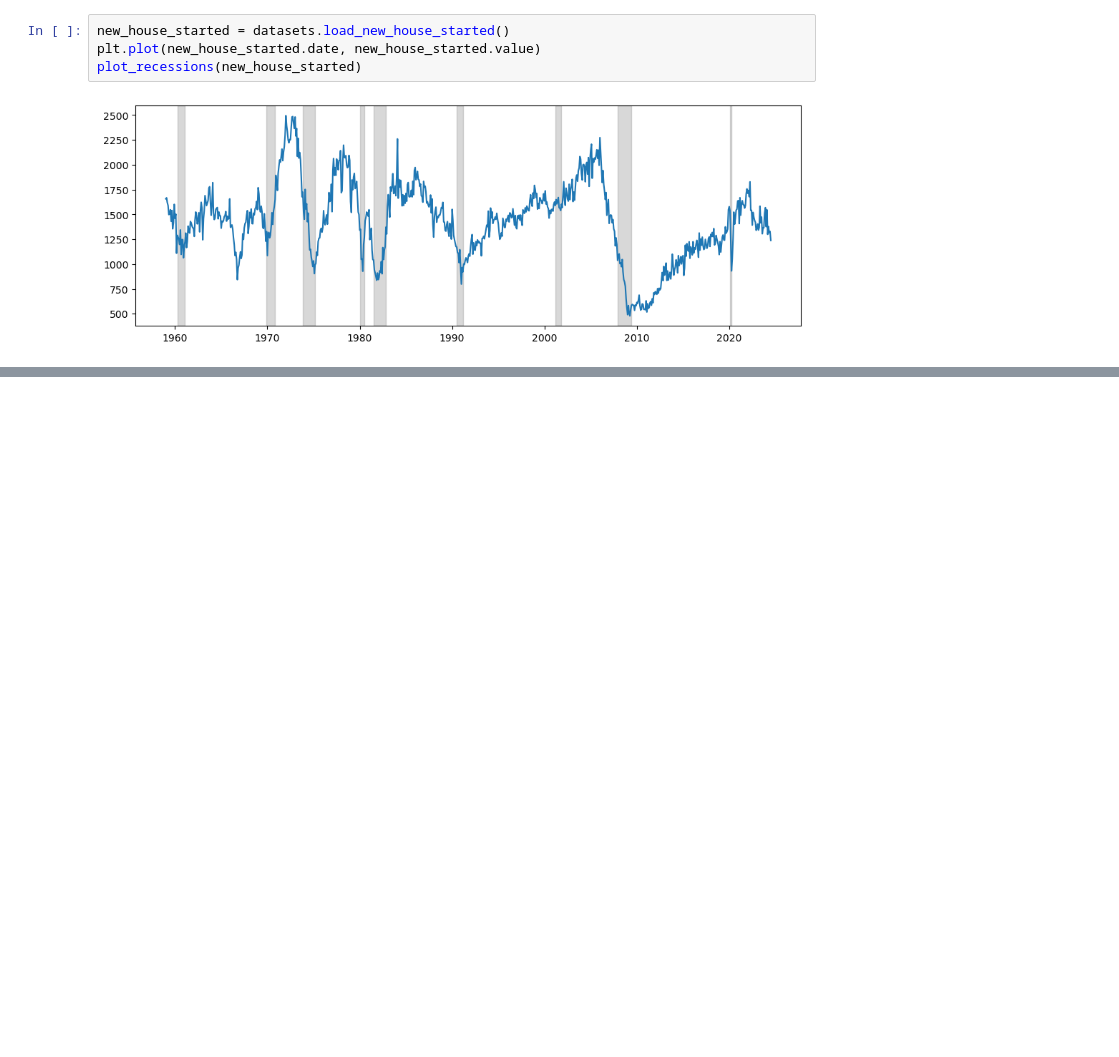
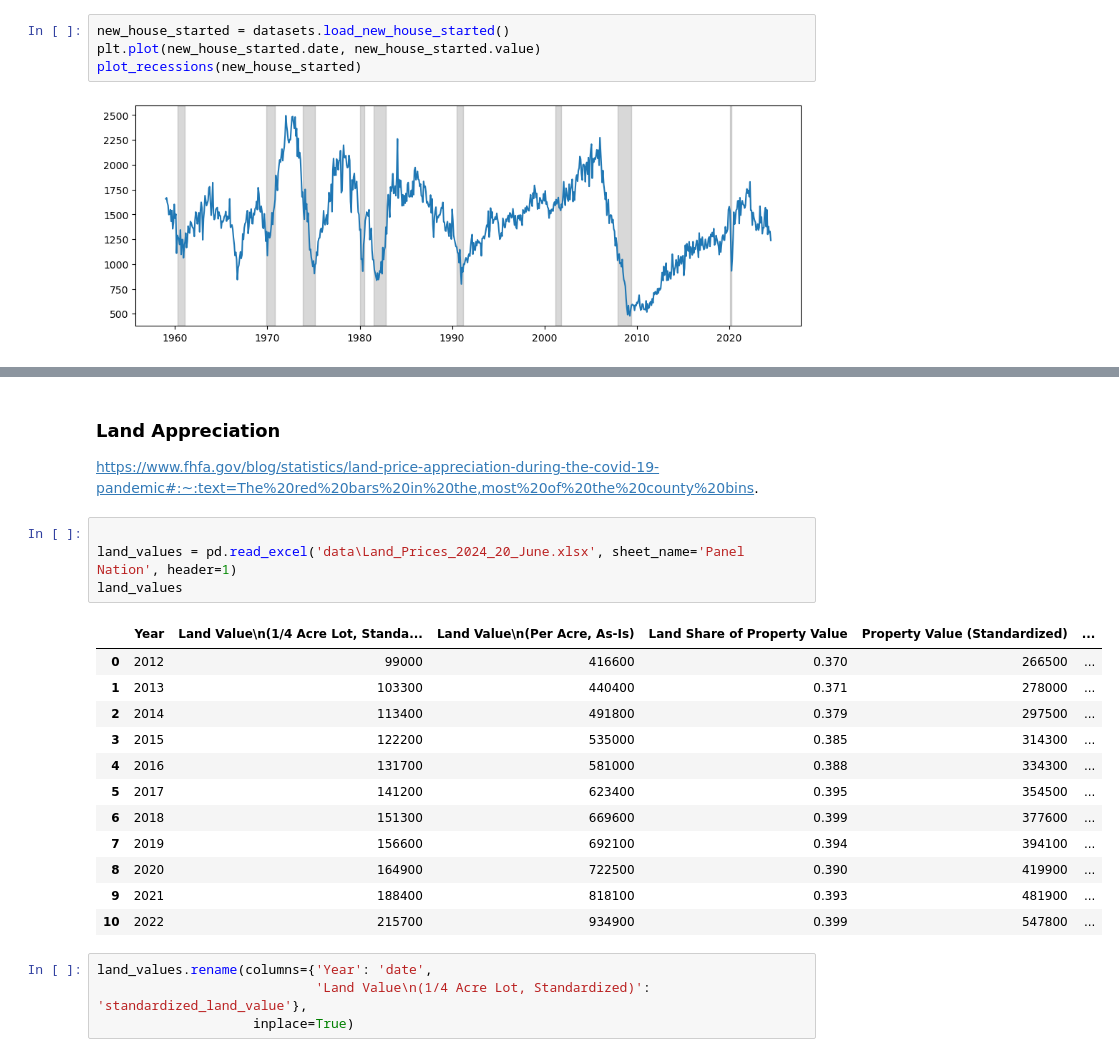
Before and after one commit to Jordanbarker/housing-analysis, a Jupyter notebook: housing_analysis.ipynb, the cells around one changed output, grey strips where cells are left out. Cells and saved outputs as stored; diff of their text form; blank space fills up the shorter version.

```diff
--- a/housing_analysis.ipynb
+++ b/housing_analysis.ipynb
@@ -502,0 +507,24 @@ plot_recessions(new_house_started)
+# %% [markdown]
+### Land Appreciation
+https://www.fhfa.gov/blog/statistics/land-price-appreciation-during-the-covid-19-pandemic#:~:text=The%20red%20bars%20in%20the,most%20of%20the%20county%20bins.
+# %%
+
+land_values = pd.read_excel('data\Land_Prices_2024_20_June.xlsx', sheet_name='Panel Nation', header=1)
+land_values
+# %% [output]
+|  | Year | Land Value\n(1/4 Acre Lot, Standa... | Land Value\n(Per Acre, As-Is) | Land Share of Property Value | Property Value (Standardized) | ... |
+| 0 | 2012 | 99000 | 416600 | 0.370 | 266500 | ... |
+| 1 | 2013 | 103300 | 440400 | 0.371 | 278000 | ... |
+| 2 | 2014 | 113400 | 491800 | 0.379 | 297500 | ... |
+| 3 | 2015 | 122200 | 535000 | 0.385 | 314300 | ... |
+| 4 | 2016 | 131700 | 581000 | 0.388 | 334300 | ... |
+| 5 | 2017 | 141200 | 623400 | 0.395 | 354500 | ... |
+| 6 | 2018 | 151300 | 669600 | 0.399 | 377600 | ... |
+| 7 | 2019 | 156600 | 692100 | 0.394 | 394100 | ... |
+| 8 | 2020 | 164900 | 722500 | 0.390 | 419900 | ... |
+| 9 | 2021 | 188400 | 818100 | 0.393 | 481900 | ... |
+| 10 | 2022 | 215700 | 934900 | 0.399 | 547800 | ... |
+# %%
+land_values.rename(columns={'Year': 'date',
+                            'Land Value\n(1/4 Acre Lot, Standardized)': 'standardized_land_value'},
+                    inplace=True)
```
Also changed, not shown: parts of 3 cells of this notebook, 1 other file.
